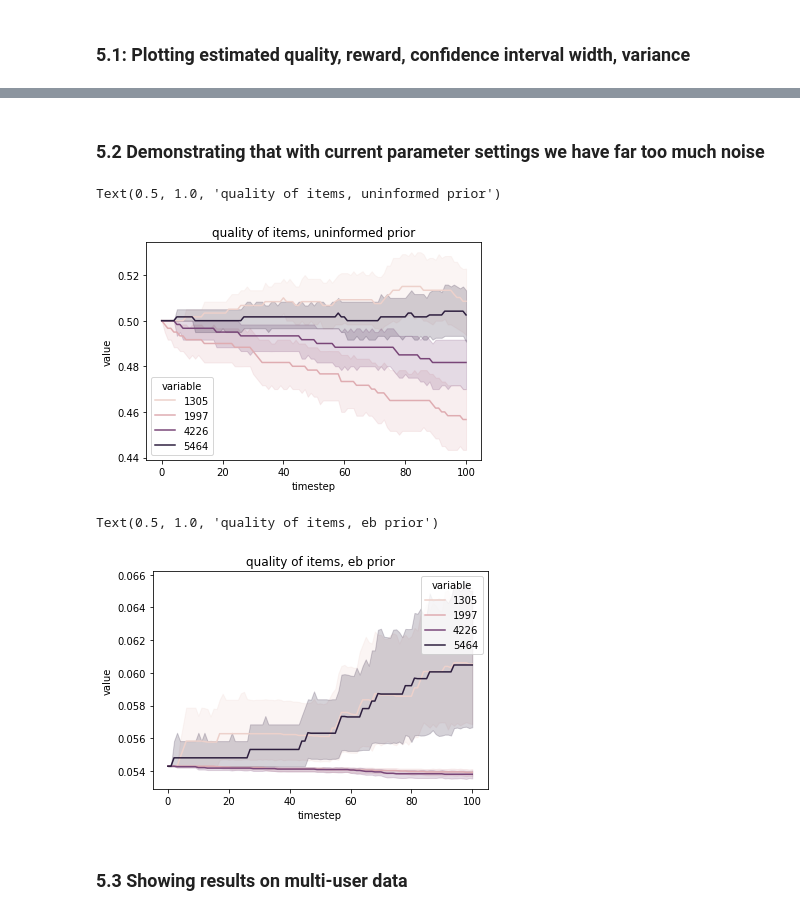
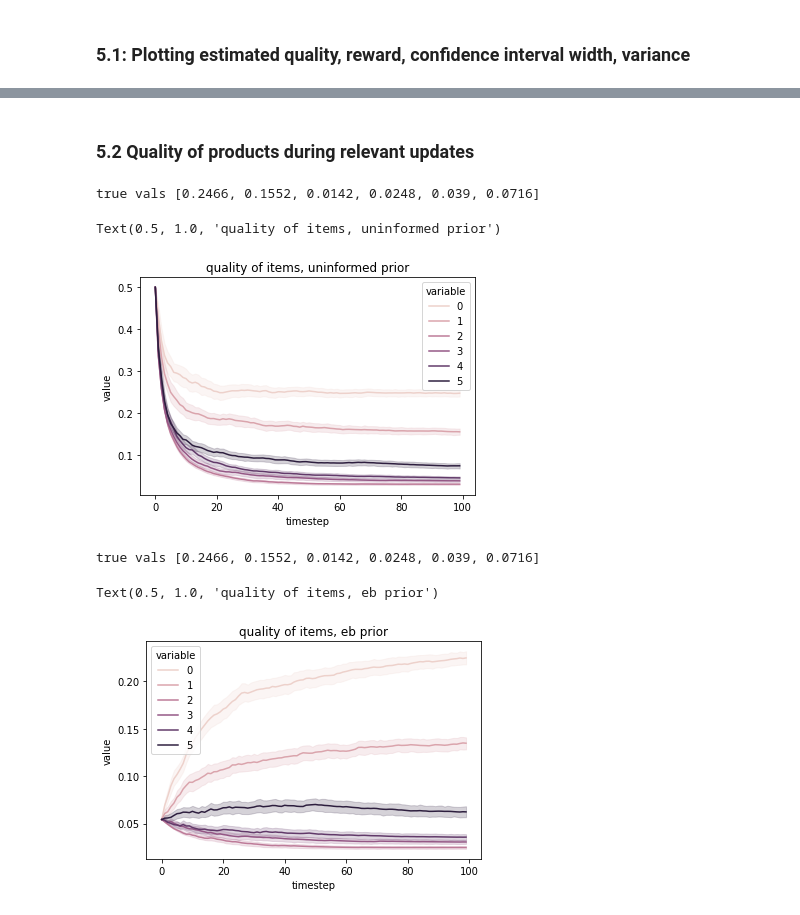
Before and after one commit to LEFTA98/ratings_with_eb, a Jupyter notebook: mab_experiments.ipynb, the cells around one changed output, grey strips where cells are left out. Saved outputs shown, nothing was run; the diff lists cells and outputs as text; code cells hidden in the pictures.

```diff
--- a/mab_experiments.ipynb
+++ b/mab_experiments.ipynb
@@ -428,13 +320 @@ print(uninformed_plays_data.shape)
-# %%
-def mean_data_to_df(data, videos_of_interest):
-    li = []
-    for i in range(data.shape[0]):
-        df = pd.DataFrame(data[i,:,:])
-        df = df.rename(columns=dict(zip(range(len(videos_of_interest)), videos_of_interest)))
-        df = df.melt()
-        df['timestep'] = list(range(data.shape[1]))*data.shape[2]
-        df['sim #'] = i+1
-        li.append(df)
-
-    return pd.concat(li, ignore_index=True)
 # %%
@@ -554,0 +351,18 @@ arm pulls [0.32 0.18 0.17 0.13 0.14 0.18]
+# %%
+def extract_relevant_data(a):
+    li = np.zeros(a.shape)
+    limit = []
+    for i in range(a.shape[0]):
+        for j in range(a.shape[2]):
+            arr = a[i,:,j,:]
+            arr = np.unique(arr, axis=0)
+            buffer = arr[-1,:].copy()
+            buffer = np.tile(buffer, (li.shape[1] - arr.shape[0],1))
+            limit.append(arr.shape[0])
+            arr = np.vstack([arr, buffer])
+            li[i,:,j,:] = arr
+
+    print(f'max limit {max(limit)}')
+    return li[:,:max(limit),:,:]
+# %%
+uninformed_cycling_data_relevant = extract_relevant_data(uninformed_cycling_prior_data[:,:,indices_of_interest,:])
@@ -555,2 +407,2 @@ arm pulls [0.32 0.18 0.17 0.13 0.14 0.18]
 # %% [markdown]
-### 5.2 Demonstrating that with current parameter settings we have far too much noise
+### 5.2 Quality of products during relevant updates
@@ -556,0 +420,2 @@ arm pulls [0.32 0.18 0.17 0.13 0.14 0.18]
+# %%
+uninformed_cycling_means_relevant = uninformed_cycling_data_relevant[:,:,:,0]/(uninformed_cycling_data_relevant[:,:,:,0]+uninformed_cycling_data_relevant[:,:,:,1])
@@ -557,16 +424,20 @@ arm pulls [0.32 0.18 0.17 0.13 0.14 0.18]
 # %%
-sns.lineplot(data=mean_data_to_df(uninformed_means_data[:,:,:4], videos_of_interest[:4]),
+print('true vals', list(video_df[videos_of_interest].values.round(4)))
+sns.lineplot(data=mean_data_to_df(uninformed_cycling_means_relevant[:,:100,:], videos_of_interest),
              x='timestep',
              y='value',
              hue='variable').set_title('quality of items, uninformed prior')
 # %% [output]
-Text(0.5, 1.0, 'quality of items, uninformed prior')
+true vals [0.2466, 0.1552, 0.0142, 0.0248, 0.039, 0.0716]
+Text(0.5, 1.0, 'quality of items, uninformed prior')
-[figure, old version]
+[figure, new version]
 # %%
-sns.lineplot(data=mean_data_to_df(eb_means_data[:,:,:4], videos_of_interest[:4]),
+print('true vals', list(video_df[videos_of_interest].values.round(4)))
+sns.lineplot(data=mean_data_to_df(eb_cycling_means_relevant[:,:100,:], videos_of_interest),
              x='timestep',
              y='value',
              hue='variable').set_title('quality of items, eb prior')
 # %% [output]
-Text(0.5, 1.0, 'quality of items, eb prior')
+true vals [0.2466, 0.1552, 0.0142, 0.0248, 0.039, 0.0716]
+Text(0.5, 1.0, 'quality of items, eb prior')
-[figure, old version]
+[figure, new version]
@@ -592,2 +443,0 @@ Text(0.5, 1.0, 'quality of items, eb prior')
-# %% [markdown]
-### 5.3 Showing results on multi-user data
```
Also changed, not shown: parts of 45 cells of this notebook.
